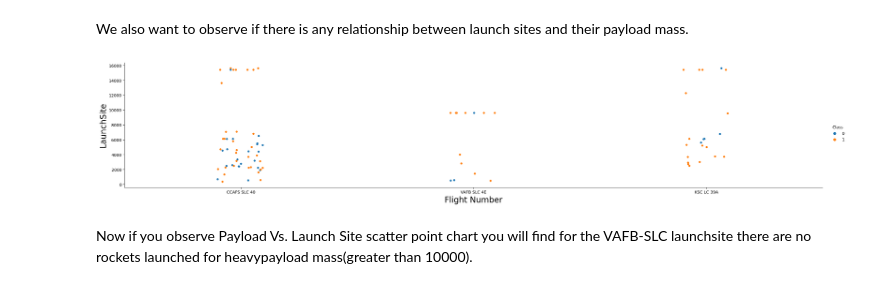
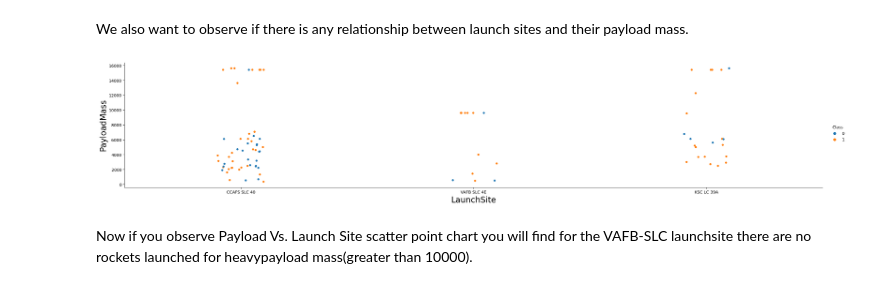
Before and after one commit to JamesDuart/IBM_DSC, a Jupyter notebook: jupyter_labs_eda_dataviz.ipynb, the cells around one changed output. Saved outputs shown, nothing was run; the diff lists cells and outputs as text; code cells hidden in the pictures.

```diff
--- a/jupyter_labs_eda_dataviz.ipynb
+++ b/jupyter_labs_eda_dataviz.ipynb
@@ -103,11 +103,11 @@ We also want to observe if there is any relationship between launch sites and th
 # %%
 # Plot a scatter point chart with x axis to be Pay Load Mass (kg) and y axis to be the launch site, and hue to be the class value
 sns.catplot(y="PayloadMass", x="LaunchSite", hue="Class", data=df, aspect = 5)
-plt.xlabel("Flight Number",fontsize=20)
-plt.ylabel("LaunchSite",fontsize=20)
+plt.xlabel("LaunchSite",fontsize=20)
+plt.ylabel("PayloadMass",fontsize=20)
 plt.show()
 # %% [output]
-[figure, old version]
+[figure, new version]
 # %% [markdown]
 Now if you observe Payload Vs. Launch Site scatter point chart you will find for the VAFB-SLC  launchsite there are no  rockets  launched for  heavypayload mass(greater than 10000).
 # %% [markdown]
```
Also changed, not shown: parts of 4 cells of this notebook.
